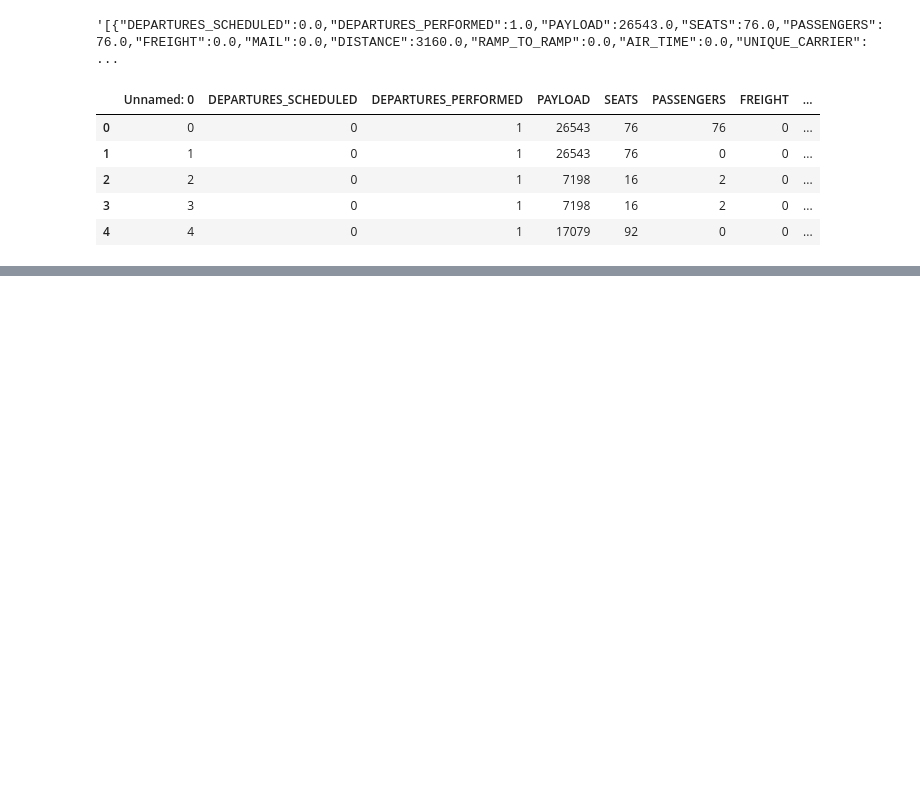
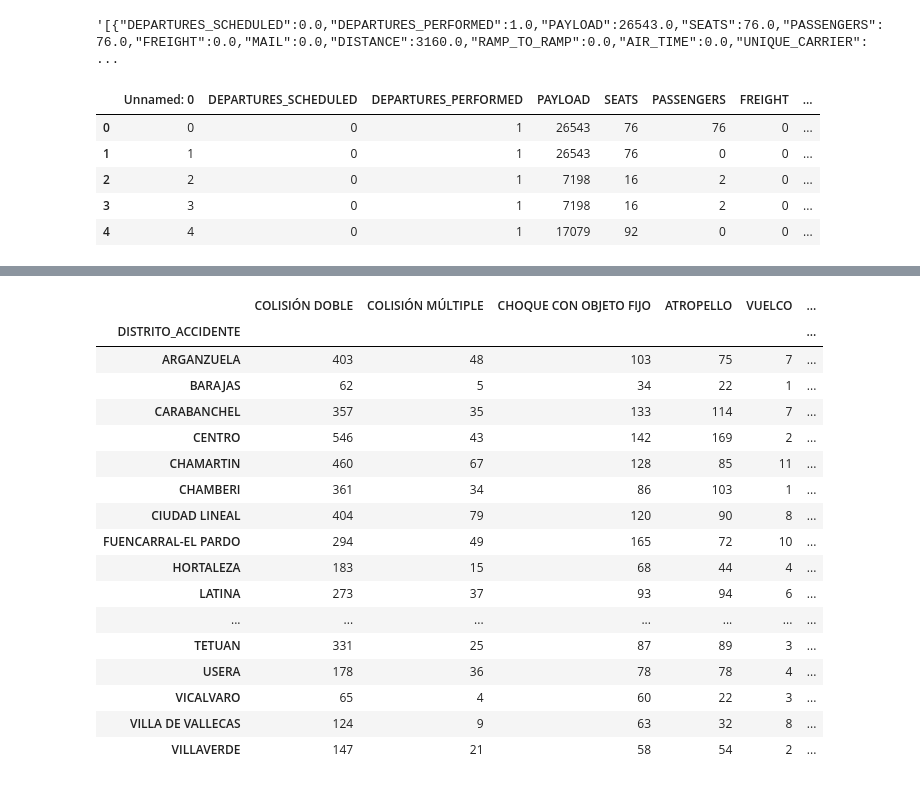
Before and after one commit to albertodiazr/ClasesMaster, a Jupyter notebook: Python_Data_Science.ipynb, the cells around one changed output, grey strips where cells are left out. Saved outputs shown, nothing was run; the diff lists cells and outputs as text; code cells hidden in the pictures; blank space fills up the shorter version.

```diff
--- a/Python_Data_Science.ipynb
+++ b/Python_Data_Science.ipynb
@@ -1276,0 +1366,29 @@ df2.head()
+# %%
+# Datos de 2010
+
+accidentes_2010 = pd.read_excel(file_path,
+                                index_col=0,
+                                header=7,
+                                sheet_name='2010',
+                                skipfooter=1,
+                                usecols='A:K')
+accidentes_2010
+# %% [output]
+|  | COLISIÓN DOBLE | COLISIÓN MÚLTIPLE | CHOQUE CON OBJETO FIJO | ATROPELLO | VUELCO | ... |
+| DISTRITO_ACCIDENTE |  |  |  |  |  | ... |
+| ARGANZUELA | 403 | 48 | 103 | 75 | 7 | ... |
+| BARAJAS | 62 | 5 | 34 | 22 | 1 | ... |
+| CARABANCHEL | 357 | 35 | 133 | 114 | 7 | ... |
+| CENTRO | 546 | 43 | 142 | 169 | 2 | ... |
+| CHAMARTIN | 460 | 67 | 128 | 85 | 11 | ... |
+| CHAMBERI | 361 | 34 | 86 | 103 | 1 | ... |
+| CIUDAD LINEAL | 404 | 79 | 120 | 90 | 8 | ... |
+| FUENCARRAL-EL PARDO | 294 | 49 | 165 | 72 | 10 | ... |
+| HORTALEZA | 183 | 15 | 68 | 44 | 4 | ... |
+| LATINA | 273 | 37 | 93 | 94 | 6 | ... |
+| ... | ... | ... | ... | ... | ... | ... |
+| TETUAN | 331 | 25 | 87 | 89 | 3 | ... |
+| USERA | 178 | 36 | 78 | 78 | 4 | ... |
+| VICALVARO | 65 | 4 | 60 | 22 | 3 | ... |
+| VILLA DE VALLECAS | 124 | 9 | 63 | 32 | 8 | ... |
+| VILLAVERDE | 147 | 21 | 58 | 54 | 2 | ... |
```
Also changed, not shown: parts of 36 cells of this notebook.
